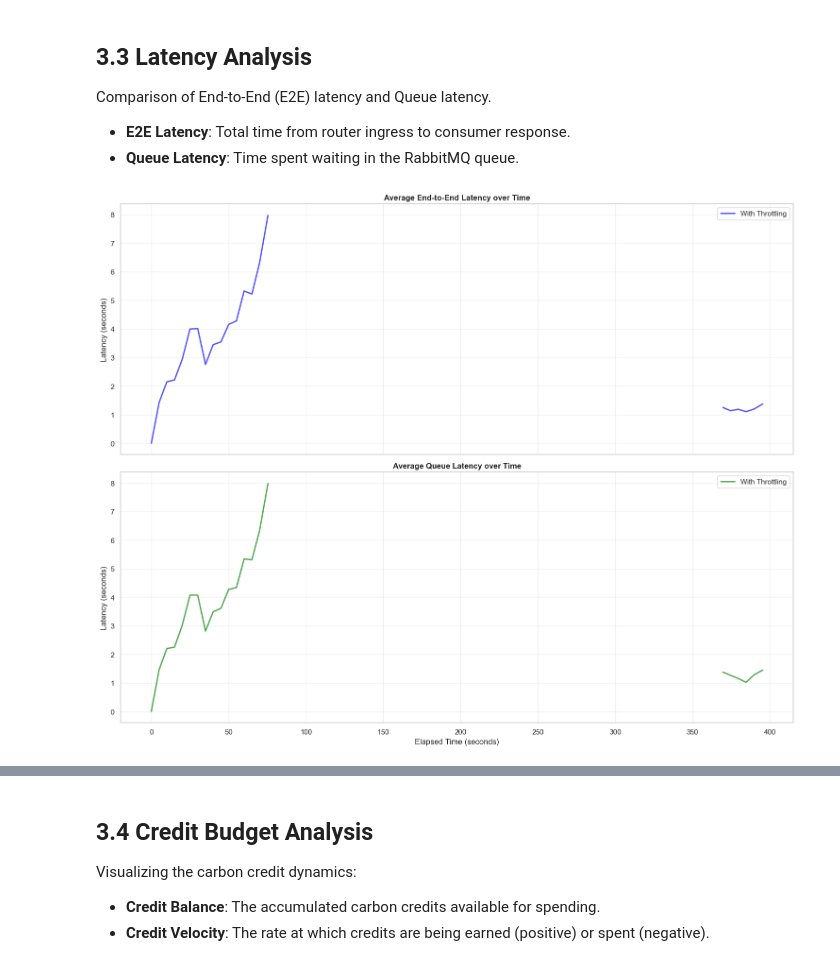
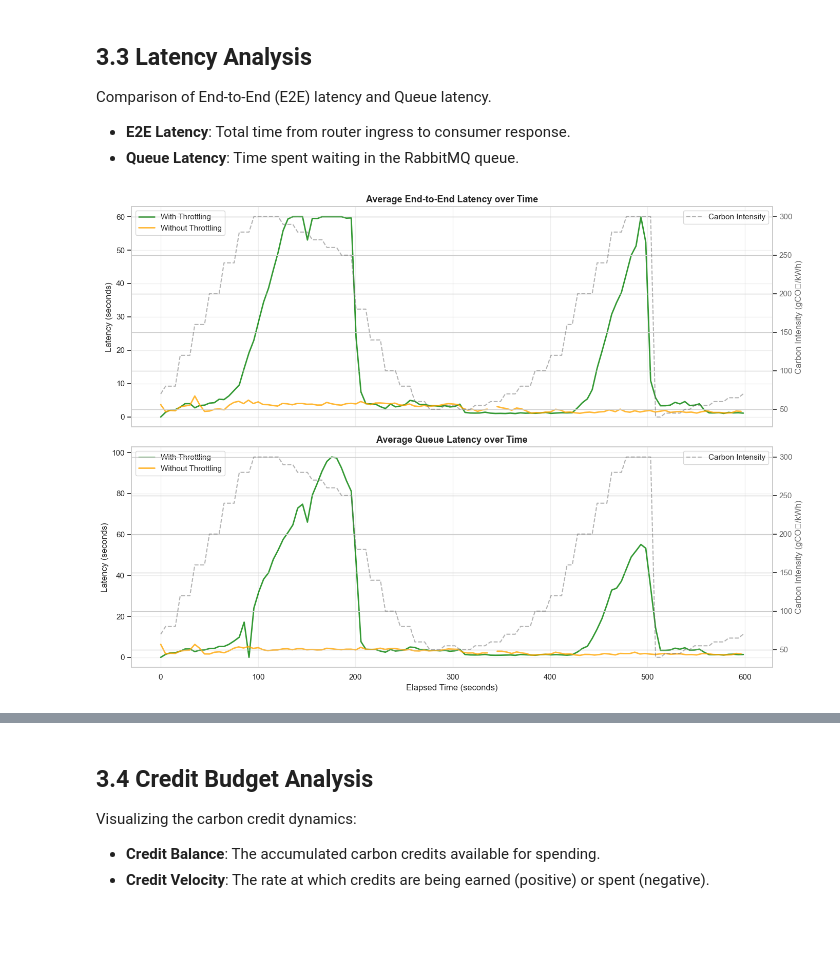
Before and after one commit to belgio99/k8s-carbonrouter, a Jupyter notebook: experiments/autoscaling_analysis.ipynb, the cells around one changed output, grey strips where cells are left out. Saved outputs shown, nothing was run; the diff lists cells and outputs as text; code cells hidden in the pictures; blank space fills up the shorter version.

```diff
--- a/experiments/autoscaling_analysis.ipynb
+++ b/experiments/autoscaling_analysis.ipynb
@@ -512,62 +537,59 @@ def has_meaningful_latency(df, col_name):
 has_e2e = has_meaningful_latency(df_throttle, 'avg_e2e_latency') or has_meaningful_latency(df_no_throttle, 'avg_e2e_latency')
 has_queue = has_meaningful_latency(df_throttle, 'avg_queue_latency') or has_meaningful_latency(df_no_throttle, 'avg_queue_latency')
 
 if not has_e2e and not has_queue:
     print("⚠️  No latency data available in this benchmark run.")
     print("   Latency tracking may not have been enabled during data collection.")
     print("   Skipping latency plots.")
 else:
     # Plot E2E and Queue Latency
-    fig, axes = plt.subplots(2, 1, figsize=(15, 12), sharex=True)
+    fig, axes = plt.subplots(2, 1, figsize=(14, 10), sharex=True)
 
     # E2E Latency
     ax1 = axes[0]
-    plotted_e2e = False
     if has_meaningful_latency(df_throttle, 'avg_e2e_latency'):
         ax1.plot(df_throttle['elapsed_seconds'], df_throttle['avg_e2e_latency'],
-                 label='With Throttling', color='blue', alpha=0.7, linewidth=2)
-        plotted_e2e = True
+                 label='With Throttling', color='green', alpha=0.8, linewidth=2)
     if has_meaningful_latency(df_no_throttle, 'avg_e2e_latency'):
         ax1.plot(df_no_throttle['elapsed_seconds'], df_no_throttle['avg_e2e_latency'],
-                 label='Without Throttling', color='red', alpha=0.7, linestyle='--', linewidth=2)
-        plotted_e2e = True
+                 label='Without Throttling', color='orange', alpha=0.8, linewidth=2)
+    ax1.set_title('Average End-to-End Latency over Time', fontweight='bold', fontsize=13)
+    ax1.set_ylabel('Latency (seconds)')
+    ax1.grid(True, alpha=0.3)
+    ax1.legend(loc='upper left')
 
-    if plotted_e2e:
-        ax1.set_title('Average End-to-End Latency over Time', fontweight='bold')
-        ax1.set_ylabel('Latency (seconds)')
-        ax1.grid(True, alpha=0.3)
-        ax1.legend()
-    else:
-        ax1.text(0.5, 0.5, 'No E2E latency data available',
-                ha='center', va='center', transform=ax1.transAxes, fontsize=12)
-        ax1.set_title('Average End-to-End Latency over Time', fontweight='bold')
+    # Add carbon intensity on secondary y-axis
+    ax1_twin = ax1.twinx()
+    ax1_twin.plot(df_throttle['elapsed_seconds'], df_throttle['carbon_now'],
+                  linewidth=1.5, color='dimgrey', alpha=0.5, linestyle='--', label='Carbon Intensity')
+    ax1_twin.set_ylabel('Carbon Intensity (gCO₂/kWh)', color='dimgrey')
+    ax1_twin.tick_params(axis='y', labelcolor='dimgrey')
+    ax1_twin.legend(loc='upper right')
 
     # Queue Latency
     ax2 = axes[1]
-    plotted_queue = False
     if has_meaningful_latency(df_throttle, 'avg_queue_latency'):
         ax2.plot(df_throttle['elapsed_seconds'], df_throttle['avg_queue_latency'],
-                 label='With Throttling', color='green', alpha=0.7, linewidth=2)
-        plotted_queue = True
+                 label='With Throttling', color='green', alpha=0.8, linewidth=2)
     if has_meaningful_latency(df_no_throttle, 'avg_queue_latency'):
         ax2.plot(df_no_throttle['elapsed_seconds'], df_no_throttle['avg_queue_latency'],
-                 label='Without Throttling', color='orange', alpha=0.7, linestyle='--', linewidth=2)
-        plotted_queue = True
+                 label='Without Throttling', color='orange', alpha=0.8, linewidth=2)
+    ax2.set_title('Average Queue Latency over Time', fontweight='bold', fontsize=13)
+    ax2.set_xlabel('Elapsed Time (seconds)')
+    ax2.set_ylabel('Latency (seconds)')
+    ax2.grid(True, alpha=0.3)
+    ax2.legend(loc='upper left')
 
-    if plotted_queue:
-        ax2.set_title('Average Queue Latency over Time', fontweight='bold')
-        ax2.set_xlabel('Elapsed Time (seconds)')
-        ax2.set_ylabel('Latency (seconds)')
-        ax2.grid(True, alpha=0.3)
-        ax2.legend()
-    else:
-        ax2.text(0.5, 0.5, 'No queue latency data available',
-                ha='center', va='center', transform=ax2.transAxes, fontsize=12)
-        ax2.set_title('Average Queue Latency over Time', fontweight='bold')
-        ax2.set_xlabel('Elapsed Time (seconds)')
+    # Add carbon intensity on secondary y-axis
+    ax2_twin = ax2.twinx()
+    ax2_twin.plot(df_throttle['elapsed_seconds'], df_throttle['carbon_now'],
+                  linewidth=1.5, color='dimgrey', alpha=0.5, linestyle='--', label='Carbon Intensity')
+    ax2_twin.set_ylabel('Carbon Intensity (gCO₂/kWh)', color='dimgrey')
+    ax2_twin.tick_params(axis='y', labelcolor='dimgrey')
+    ax2_twin.legend(loc='upper right')
 
     plt.tight_layout()
     plt.savefig(results_dir / 'latency_comparison.png', dpi=150, bbox_inches='tight')
     plt.show()
 # %% [output]
-[figure, old version]
+[figure, new version]
```
Also changed, not shown: parts of 3 cells of this notebook, 1 other file.
